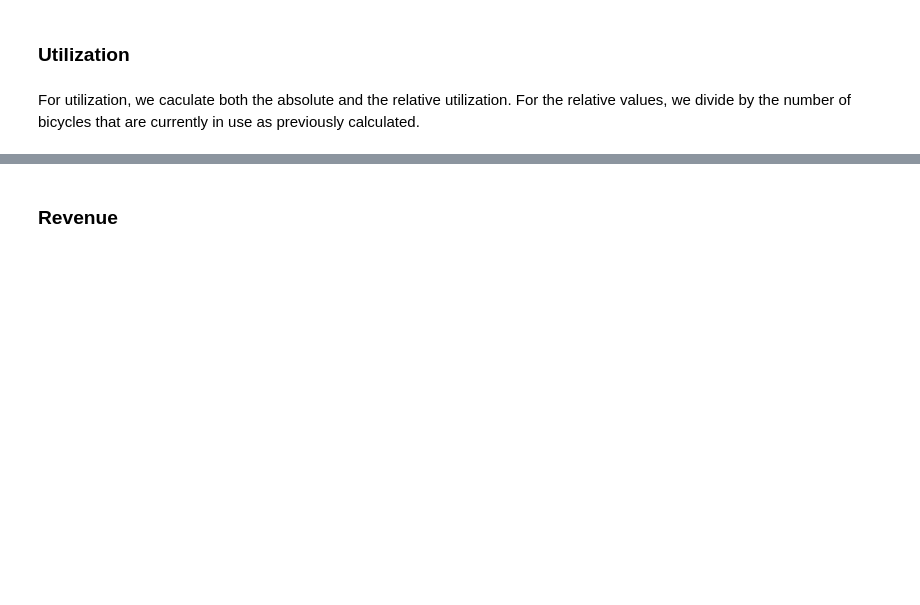
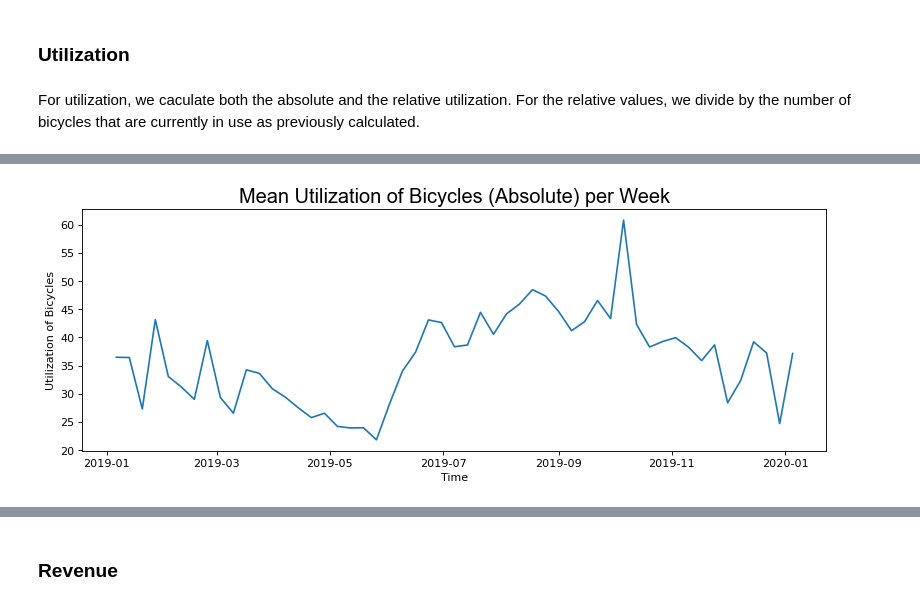
Before and after one commit to katekuian/aa_2021_magma, a Jupyter notebook: 02_descriptive_analytics/02_kpi_calculation.ipynb, the cells around one changed output, grey strips where cells are left out. Drawn from its saved outputs; the diff is of its cells as text; code cells hidden in the pictures; blank space fills up the shorter version.

```diff
--- a/02_descriptive_analytics/02_kpi_calculation.ipynb
+++ b/02_descriptive_analytics/02_kpi_calculation.ipynb
@@ -86 +101,13 @@ plt.show()
+# %%
+#plot absolute utilization per week
+fig,ax = plt.subplots(figsize=(12,4), dpi= 80)
+
+ax.plot(trips_hourly_engineered["utilization_absolute"].resample("w").mean())
+ax.set_title("Mean Utilization of Bicycles (Absolute) per Week", fontsize=18, fontname="Arial")
+ax.set_xlabel("Time")
+ax.set_ylabel("Utilization of Bicycles")
+plt.show()
+#ax.figure.savefig("Util_Abs.png")
+# %% [output]
+[figure, added]
 # %% [markdown]
```
Also changed, not shown: parts of 6 cells of this notebook.
